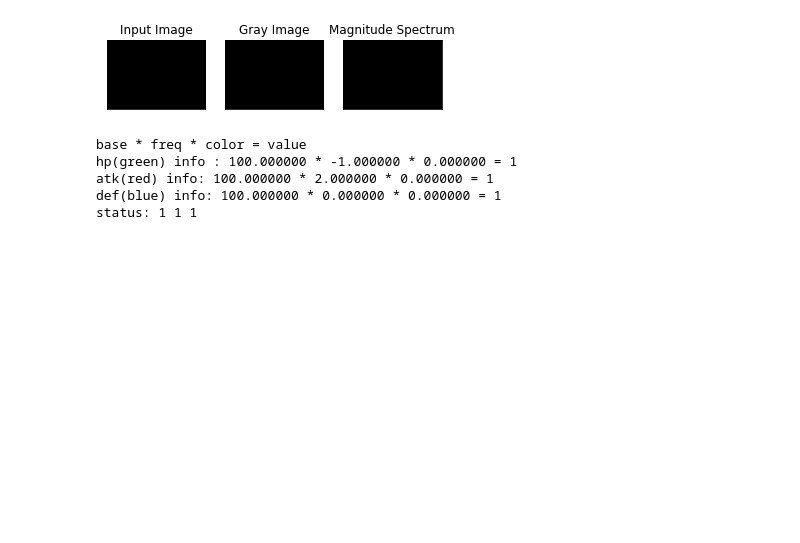
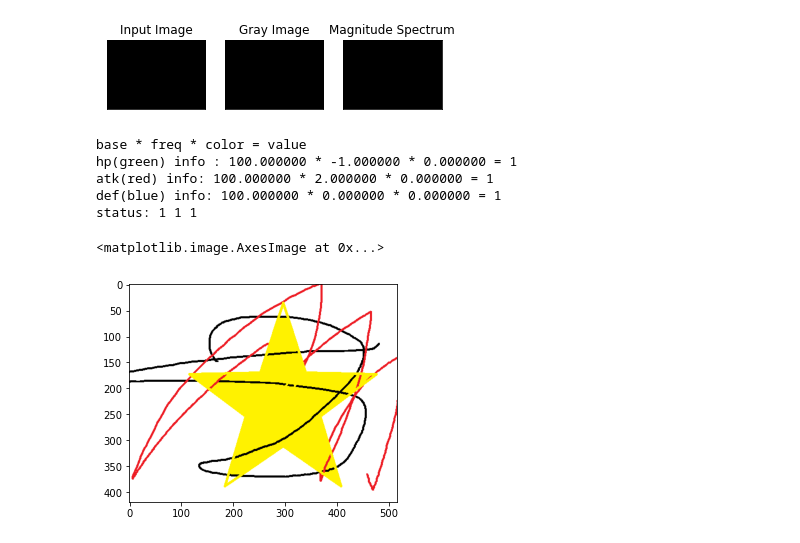
Before and after one commit to watabu/Image-monster, a Jupyter notebook: sources/test.ipynb, the cells around one changed output. Cells and saved outputs as stored; diff of their text form; code cells hidden in the pictures; blank space fills up the shorter version.

```diff
--- a/sources/test.ipynb
+++ b/sources/test.ipynb
@@ -408,3 +554,28 @@ hp(green) info : 100.000000 * -1.000000 * 0.000000 = 1
 atk(red) info: 100.000000 * 2.000000 * 0.000000 = 1
 def(blue) info: 100.000000 * 0.000000 * 0.000000 = 1
 status: 1 1 1
+# %%
+im = cv2.imread("test.png")
+#im = cv2.imread("../pictures/black.png")
+#im = cv2.imread("../pictures/test4.png")
+tmp1 = im == 0
+#mask = (tmp1[:,:,0] * tmp1[:,:,1] * tmp1[:,:,2]) == 0
+mask = np.zeros((im.shape[0],im.shape[1])) == 0
+
+def convertImage(image, mask=None):
+    if mask is None:
+        return image
+
+    bgrAverage = image[mask == 1].T
+
+    colorAverage = np.average(image[mask], axis=0)
+    image[mask == 0] = colorAverage
+
+    return image
+
+image = convertImage(im, mask)
+im_rgb=cv2.cvtColor(image, cv2.COLOR_BGR2RGB)
+plt.imshow(im_rgb)
+# %% [output]
+<matplotlib.image.AxesImage at 0x...>
+[figure, added]
```
Also changed, not shown: parts of 3 cells of this notebook, 2 other files.
